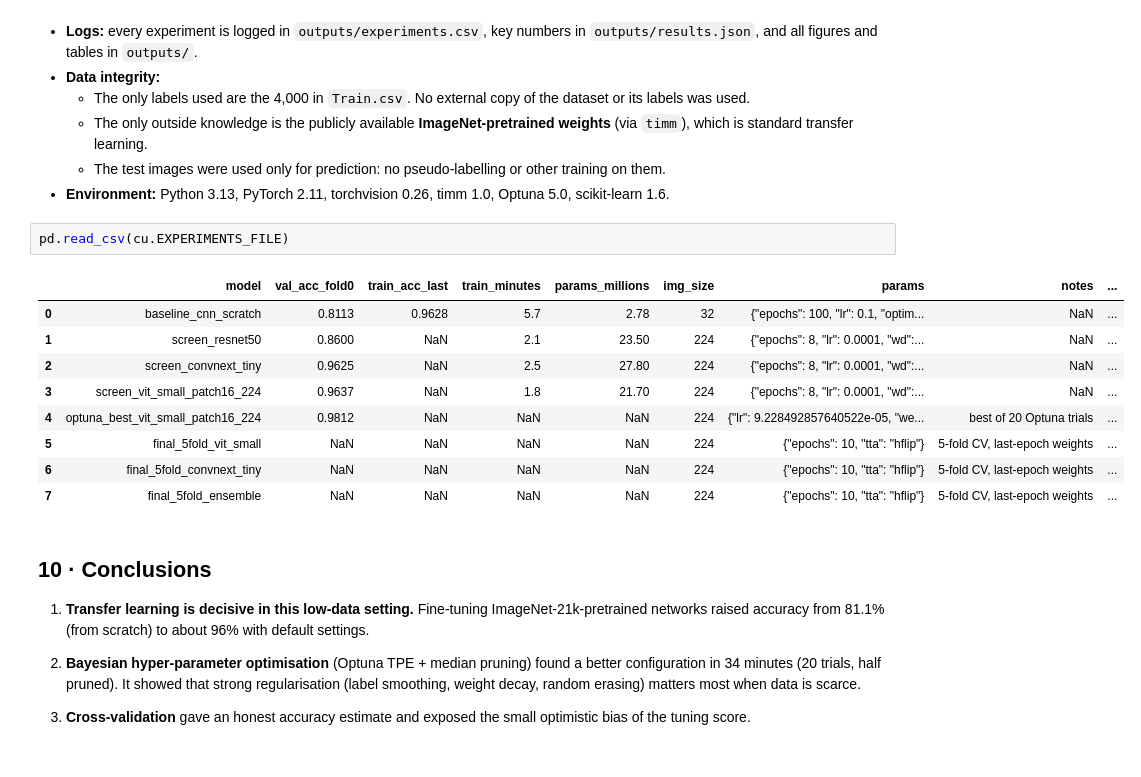
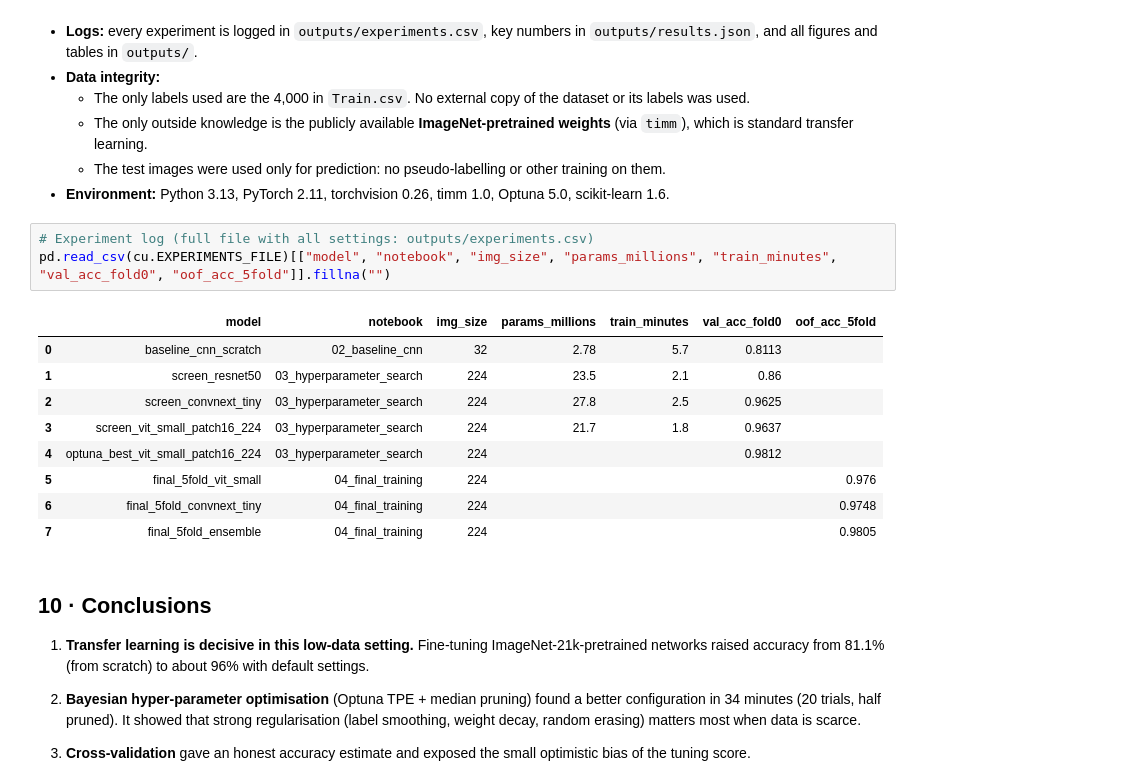
Before and after one commit to SelmahT/cifar10-image-classification, a Jupyter notebook: notebooks/05_submission_and_report.ipynb, the cells around one changed output. Saved outputs shown, nothing was run; the diff lists cells and outputs as text.

Commit message:
Add edited final notebook

```diff
--- a/notebooks/05_submission_and_report.ipynb
+++ b/notebooks/05_submission_and_report.ipynb
@@ -473,17 +473,18 @@ Figure saved -> /content/drive/MyDrive/DSA4050/cat2-image-classification/outputs
   - The test images were used only for prediction: no pseudo-labelling or other training on them.
 - **Environment:** Python 3.13, PyTorch 2.11, torchvision 0.26, timm 1.0, Optuna 5.0, scikit-learn 1.6.
 # %%
-pd.read_csv(cu.EXPERIMENTS_FILE)
+# Experiment log (full file with all settings: outputs/experiments.csv)
+pd.read_csv(cu.EXPERIMENTS_FILE)[["model", "notebook", "img_size", "params_millions", "train_minutes", "val_acc_fold0", "oof_acc_5fold"]].fillna("")
 # %% [output]
-|  | model | val_acc_fold0 | train_acc_last | train_minutes | params_millions | img_size | params | notes | ... |
-| 0 | baseline_cnn_scratch | 0.8113 | 0.9628 | 5.7 | 2.78 | 32 | {"epochs": 100, "lr": 0.1, "optim... | NaN | ... |
-| 1 | screen_resnet50 | 0.8600 | NaN | 2.1 | 23.50 | 224 | {"epochs": 8, "lr": 0.0001, "wd":... | NaN | ... |
-| 2 | screen_convnext_tiny | 0.9625 | NaN | 2.5 | 27.80 | 224 | {"epochs": 8, "lr": 0.0001, "wd":... | NaN | ... |
-| 3 | screen_vit_small_patch16_224 | 0.9637 | NaN | 1.8 | 21.70 | 224 | {"epochs": 8, "lr": 0.0001, "wd":... | NaN | ... |
-| 4 | optuna_best_vit_small_patch16_224 | 0.9812 | NaN | NaN | NaN | 224 | {"lr": 9.228492857640522e-05, "we... | best of 20 Optuna trials | ... |
-| 5 | final_5fold_vit_small | NaN | NaN | NaN | NaN | 224 | {"epochs": 10, "tta": "hflip"} | 5-fold CV, last-epoch weights | ... |
-| 6 | final_5fold_convnext_tiny | NaN | NaN | NaN | NaN | 224 | {"epochs": 10, "tta": "hflip"} | 5-fold CV, last-epoch weights | ... |
-| 7 | final_5fold_ensemble | NaN | NaN | NaN | NaN | 224 | {"epochs": 10, "tta": "hflip"} | 5-fold CV, last-epoch weights | ... |
+|  | model | notebook | img_size | params_millions | train_minutes | val_acc_fold0 | oof_acc_5fold |
+| 0 | baseline_cnn_scratch | 02_baseline_cnn | 32 | 2.78 | 5.7 | 0.8113 |  |
+| 1 | screen_resnet50 | 03_hyperparameter_search | 224 | 23.5 | 2.1 | 0.86 |  |
+| 2 | screen_convnext_tiny | 03_hyperparameter_search | 224 | 27.8 | 2.5 | 0.9625 |  |
+| 3 | screen_vit_small_patch16_224 | 03_hyperparameter_search | 224 | 21.7 | 1.8 | 0.9637 |  |
+| 4 | optuna_best_vit_small_patch16_224 | 03_hyperparameter_search | 224 |  |  | 0.9812 |  |
+| 5 | final_5fold_vit_small | 04_final_training | 224 |  |  |  | 0.976 |
+| 6 | final_5fold_convnext_tiny | 04_final_training | 224 |  |  |  | 0.9748 |
+| 7 | final_5fold_ensemble | 04_final_training | 224 |  |  |  | 0.9805 |
 # %% [markdown]
 ## 10 · Conclusions
 1. **Transfer learning is decisive in this low-data setting.** Fine-tuning ImageNet-21k-pretrained networks raised accuracy from 81.1% (from scratch) to about 96% with default settings.
```
